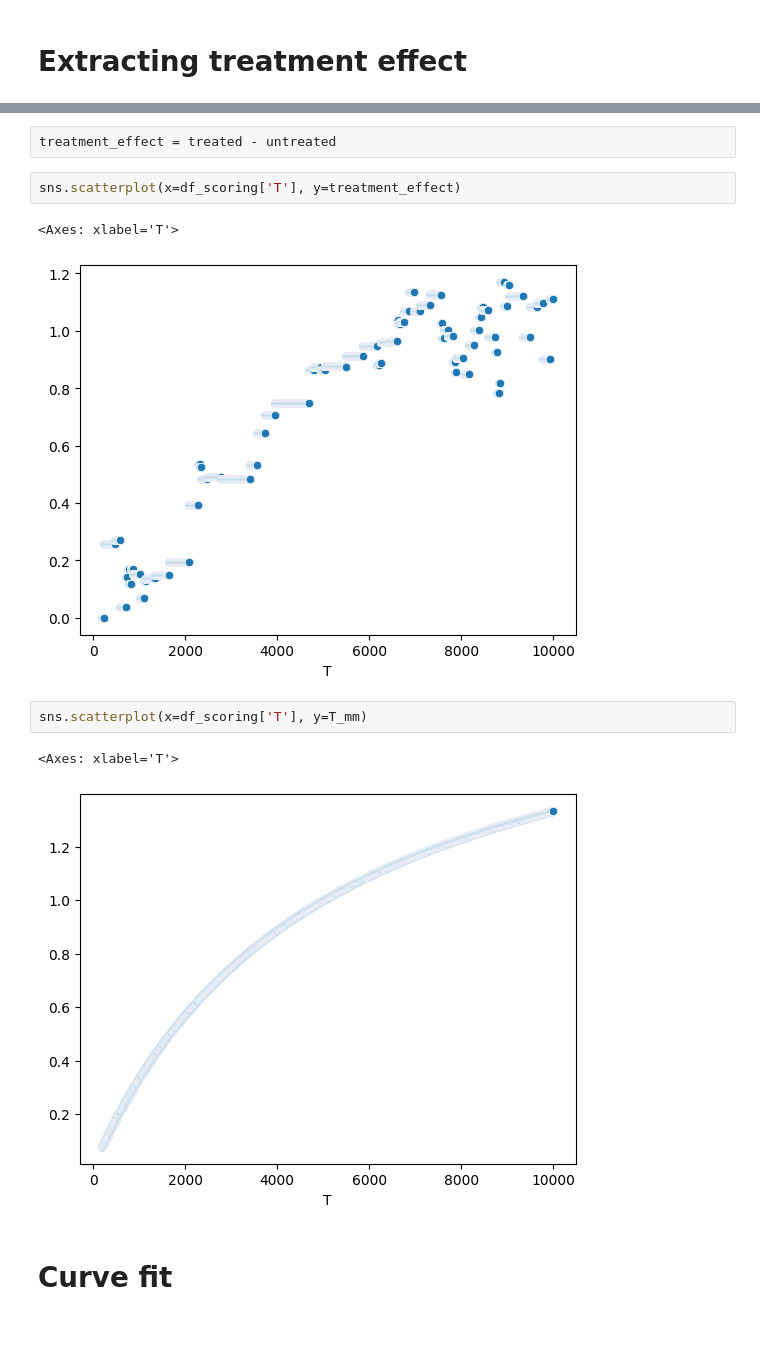
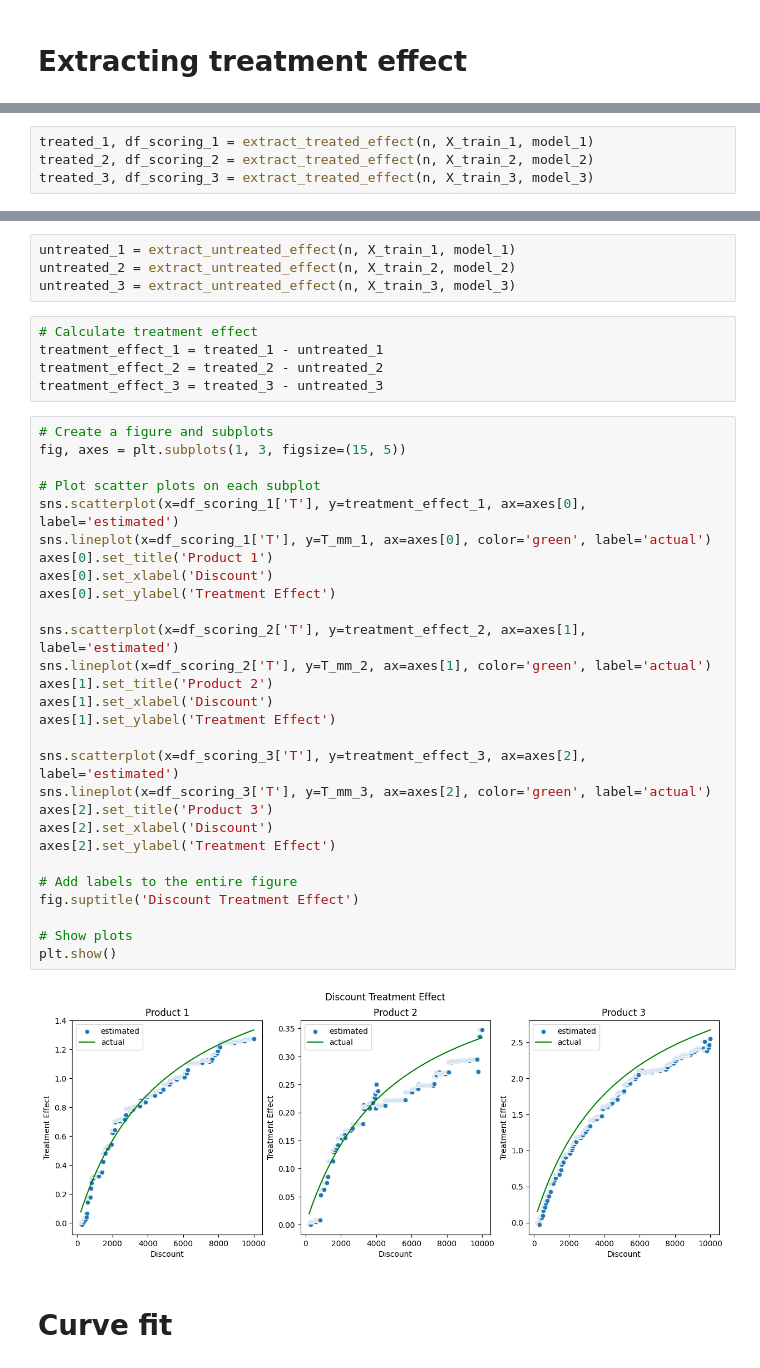
Before and after one commit to raz1470/causal_ai, a Jupyter notebook: notebooks/optimising nonlinear treatment effects in pricing and promotions.ipynb, the cells around one changed output, grey strips where cells are left out. Drawn from its saved outputs; the diff is of its cells as text; blank space fills up the shorter version.

```diff
--- a/notebooks/optimising nonlinear treatment effects in pricing and promotions.ipynb
+++ b/notebooks/optimising nonlinear treatment effects in pricing and promotions.ipynb
@@ -148 +203,5 @@ treated = model.predict(df_scoring)
+# %%
+treated_1, df_scoring_1 = extract_treated_effect(n, X_train_1, model_1)
+treated_2, df_scoring_2 = extract_treated_effect(n, X_train_2, model_2)
+treated_3, df_scoring_3 = extract_treated_effect(n, X_train_3, model_3)
 # %%
@@ -177,15 +227,42 @@ untreated = model.predict(df_scoring2)
-# %%
-treatment_effect = treated - untreated
-# %%
-sns.scatterplot(x=df_scoring['T'], y=treatment_effect)
-# %% [output]
-<Axes: xlabel='T'>
-[figure, removed]
-# %%
-sns.scatterplot(x=df_scoring['T'], y=T_mm)
-# %% [output]
-<Axes: xlabel='T'>
-[figure, removed]
+# %%
+untreated_1 = extract_untreated_effect(n, X_train_1, model_1)
+untreated_2 = extract_untreated_effect(n, X_train_2, model_2)
+untreated_3 = extract_untreated_effect(n, X_train_3, model_3)
+# %%
+# Calculate treatment effect
+treatment_effect_1 = treated_1 - untreated_1
+treatment_effect_2 = treated_2 - untreated_2
+treatment_effect_3 = treated_3 - untreated_3
+# %%
+# Create a figure and subplots
+fig, axes = plt.subplots(1, 3, figsize=(15, 5))
+
+# Plot scatter plots on each subplot
+sns.scatterplot(x=df_scoring_1['T'], y=treatment_effect_1, ax=axes[0], label='estimated')
+sns.lineplot(x=df_scoring_1['T'], y=T_mm_1, ax=axes[0], color='green', label='actual')
+axes[0].set_title('Product 1')
+axes[0].set_xlabel('Discount')
+axes[0].set_ylabel('Treatment Effect')
+
+sns.scatterplot(x=df_scoring_2['T'], y=treatment_effect_2, ax=axes[1], label='estimated')
+sns.lineplot(x=df_scoring_2['T'], y=T_mm_2, ax=axes[1], color='green', label='actual')
+axes[1].set_title('Product 2')
+axes[1].set_xlabel('Discount')
+axes[1].set_ylabel('Treatment Effect')
+
+sns.scatterplot(x=df_scoring_3['T'], y=treatment_effect_3, ax=axes[2], label='estimated')
+sns.lineplot(x=df_scoring_3['T'], y=T_mm_3, ax=axes[2], color='green', label='actual')
+axes[2].set_title('Product 3')
+axes[2].set_xlabel('Discount')
+axes[2].set_ylabel('Treatment Effect')
+
+# Add labels to the entire figure
+fig.suptitle('Discount Treatment Effect')
+
+# Show plots
+plt.show()
+# %% [output]
+[figure, added]
 # %% [markdown]
 # Curve fit
 # %%
```
Also changed, not shown: parts of 31 cells of this notebook, 7 other files.
